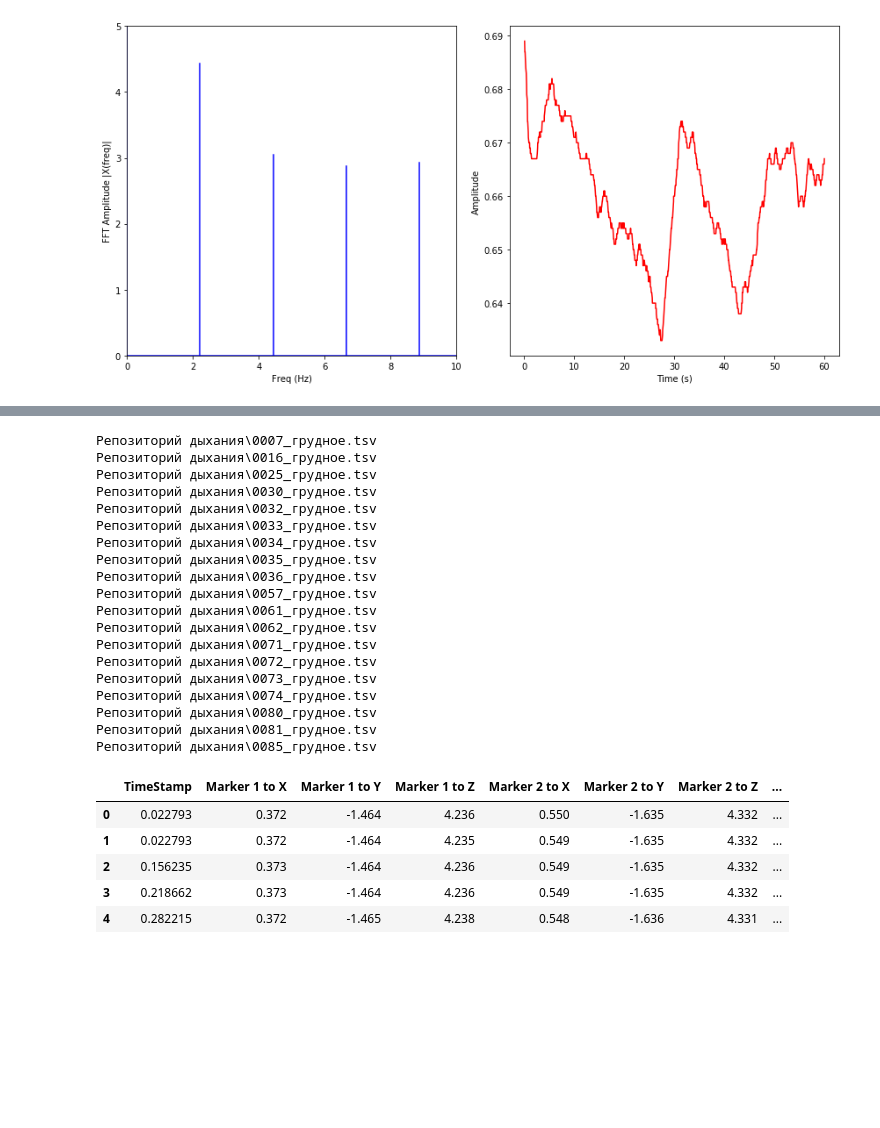
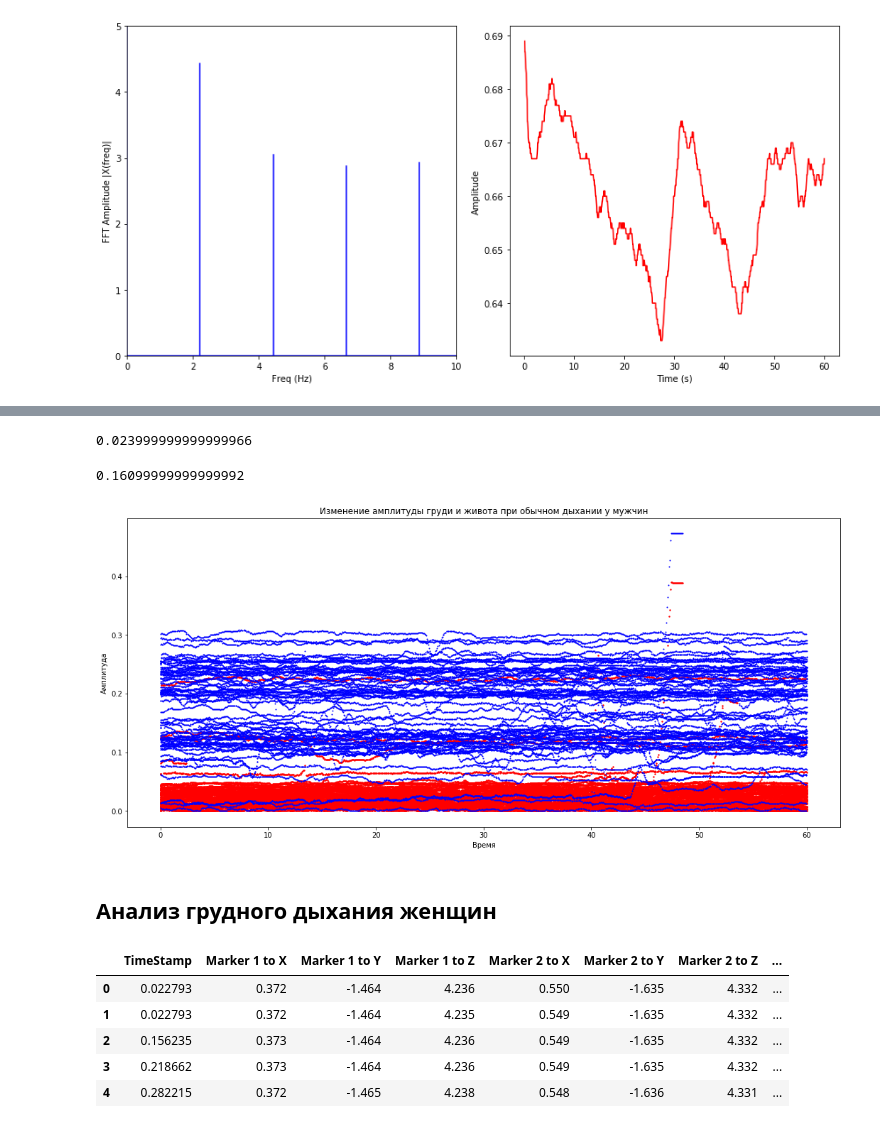
Before and after one commit to vikelise/semka, a Jupyter notebook: semak.ipynb, the cells around one changed output, grey strips where cells are left out. Saved outputs shown, nothing was run; the diff lists cells and outputs as text; code cells hidden in the pictures; blank space fills up the shorter version.

```diff
--- a/semak.ipynb
+++ b/semak.ipynb
@@ -157,0 +193,3 @@ mixed = glob_re(path, regex)
+# %%
+men_usualBreathing=pd.read_csv("men_usualBreathingFile.tsv", names=['TimeStamp','Marker 1 to X', 'Marker 1 to Y', 'Marker 1 to Z', 'Marker 2 to X', 'Marker 2 to Y', 'Marker 2 to Z', 'Marker 3 to X', 'Marker 3 to Y', 'Marker 3 to Z', 'KVR'], sep=' ')
+men_usualBreathing.head()
@@ -158,3 +203,37 @@ mixed = glob_re(path, regex)
+# %%
+#Получим расстояния по X от спинного маркера до грудного
+distanceChestM_inUsual = men_usualBreathing
+distanceChestM_inUsual.drop(['Marker 1 to Y', 'Marker 1 to Z', 'Marker 2 to Y', 'Marker 2 to Z', 'Marker 3 to Y', 'Marker 3 to Z', 'KVR'], axis=1, inplace=True)
+distanceChestM_inUsual = distanceChestM_inUsual.assign(DistanceX = (distanceChestM_inUsual['Marker 3 to X'] - distanceChestM_inUsual['Marker 1 to X']).abs())
+# %%
+#Получим медианное расстояние по X от спинного маркера до грудного
+distanceChestM_inUsual['DistanceX'].median()
+# %% [output]
+0.023999999999999966
+# %%
+#Получим расстояния по X от спинного маркера до брюшного
+distanceAbdominalM_inUsual = distanceChestM_inUsual
+distanceAbdominalM_inUsual = distanceAbdominalM_inUsual.assign(DistanceX = (distanceAbdominalM_inUsual['Marker 3 to X'] - distanceAbdominalM_inUsual['Marker 2 to X']).abs())
+# %%
+#Получим медианное расстояние по X от спинного маркера маркера до брюшного
+distanceAbdominalM_inChest['DistanceX'].median()
+# %% [output]
+0.16099999999999992
+# %%
+fig, ax = plt.subplots()
+ax.scatter(distanceChestM_inUsual['TimeStamp'], distanceChestM_inUsual['DistanceX'], color='red', s=2)
+ax.scatter(distanceAbdominalM_inUsual['TimeStamp'], distanceAbdominalM_inUsual['DistanceX'], color='blue', s=1)
+plt.title('Изменение амплитуды груди и живота при обычном дыхании у мужчин')
+plt.xlabel('Время')
+plt.ylabel('Амплитуда')
+
+fig.set_figwidth(18)
+fig.set_figheight(8)
+plt.show()
+# %% [output]
+[figure, added]
+# %% [markdown]
+## Анализ грудного дыхания женщин
 # %%
 women_chestBreathingList = []
 for id in id_women:
@@ -165,25 +244,4 @@ for id in id_women:
         result = re.match(regex, entry)
         if(result):
             women_chestBreathingList.append(entry)
-            print(entry)
-# %% [output]
-Репозиторий дыхания\0007_грудное.tsv
-Репозиторий дыхания\0016_грудное.tsv
-Репозиторий дыхания\0025_грудное.tsv
-Репозиторий дыхания\0030_грудное.tsv
-Репозиторий дыхания\0032_грудное.tsv
-Репозиторий дыхания\0033_грудное.tsv
-Репозиторий дыхания\0034_грудное.tsv
-Репозиторий дыхания\0035_грудное.tsv
-Репозиторий дыхания\0036_грудное.tsv
-Репозиторий дыхания\0057_грудное.tsv
-Репозиторий дыхания\0061_грудное.tsv
-Репозиторий дыхания\0062_грудное.tsv
-Репозиторий дыхания\0071_грудное.tsv
-Репозиторий дыхания\0072_грудное.tsv
-Репозиторий дыхания\0073_грудное.tsv
-Репозиторий дыхания\0074_грудное.tsv
-Репозиторий дыхания\0080_грудное.tsv
-Репозиторий дыхания\0081_грудное.tsv
-Репозиторий дыхания\0085_грудное.tsv
 # %%
```
Also changed, not shown: parts of 37 cells of this notebook.
